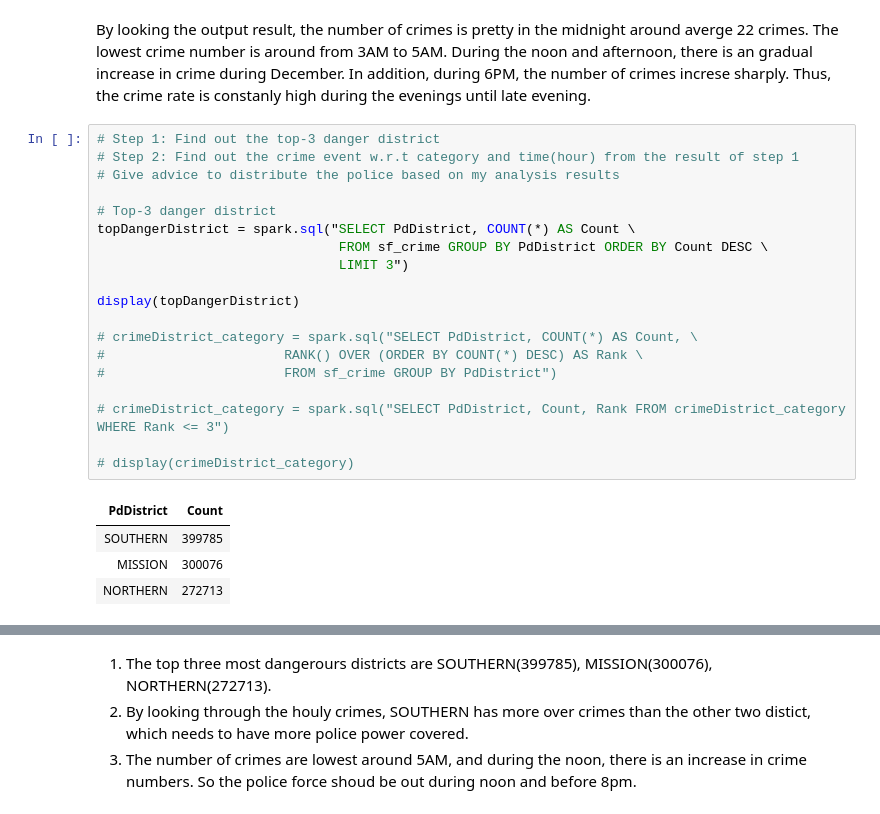
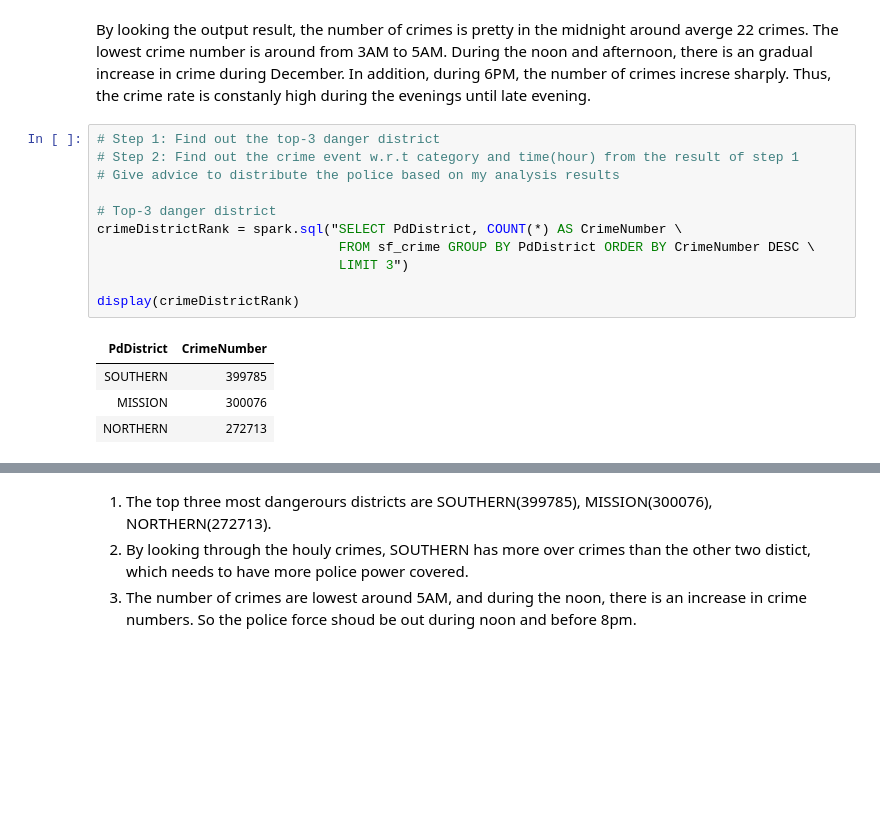
Before and after one commit to yzhang45/San-Francisco-Crime-Analysis, a Jupyter notebook: Hw1_SF_Crime.ipynb, the cells around one changed output, grey strips where cells are left out. Drawn from its saved outputs; the diff is of its cells as text; blank space fills up the shorter version.

```diff
--- a/Hw1_SF_Crime.ipynb
+++ b/Hw1_SF_Crime.ipynb
@@ -251,24 +253,16 @@ By looking the output result, the number of crimes is pretty in the midnight aro
 # %%
 # Step 1: Find out the top-3 danger district
 # Step 2: Find out the crime event w.r.t category and time(hour) from the result of step 1
 # Give advice to distribute the police based on my analysis results
 
 # Top-3 danger district
-topDangerDistrict = spark.sql("SELECT PdDistrict, COUNT(*) AS Count \
-                               FROM sf_crime GROUP BY PdDistrict ORDER BY Count DESC \
+crimeDistrictRank = spark.sql("SELECT PdDistrict, COUNT(*) AS CrimeNumber \
+                               FROM sf_crime GROUP BY PdDistrict ORDER BY CrimeNumber DESC \
                                LIMIT 3")
 
-display(topDangerDistrict)
-
-# crimeDistrict_category = spark.sql("SELECT PdDistrict, COUNT(*) AS Count, \
-#                       RANK() OVER (ORDER BY COUNT(*) DESC) AS Rank \
-#                       FROM sf_crime GROUP BY PdDistrict")
-
-# crimeDistrict_category = spark.sql("SELECT PdDistrict, Count, Rank FROM crimeDistrict_category WHERE Rank <= 3")
-
-# display(crimeDistrict_category)
+display(crimeDistrictRank)
 # %% [output]
-| PdDistrict | Count |
+| PdDistrict | CrimeNumber |
 | SOUTHERN | 399785 |
 | MISSION | 300076 |
 | NORTHERN | 272713 |
```
Also changed, not shown: parts of 11 cells of this notebook.
